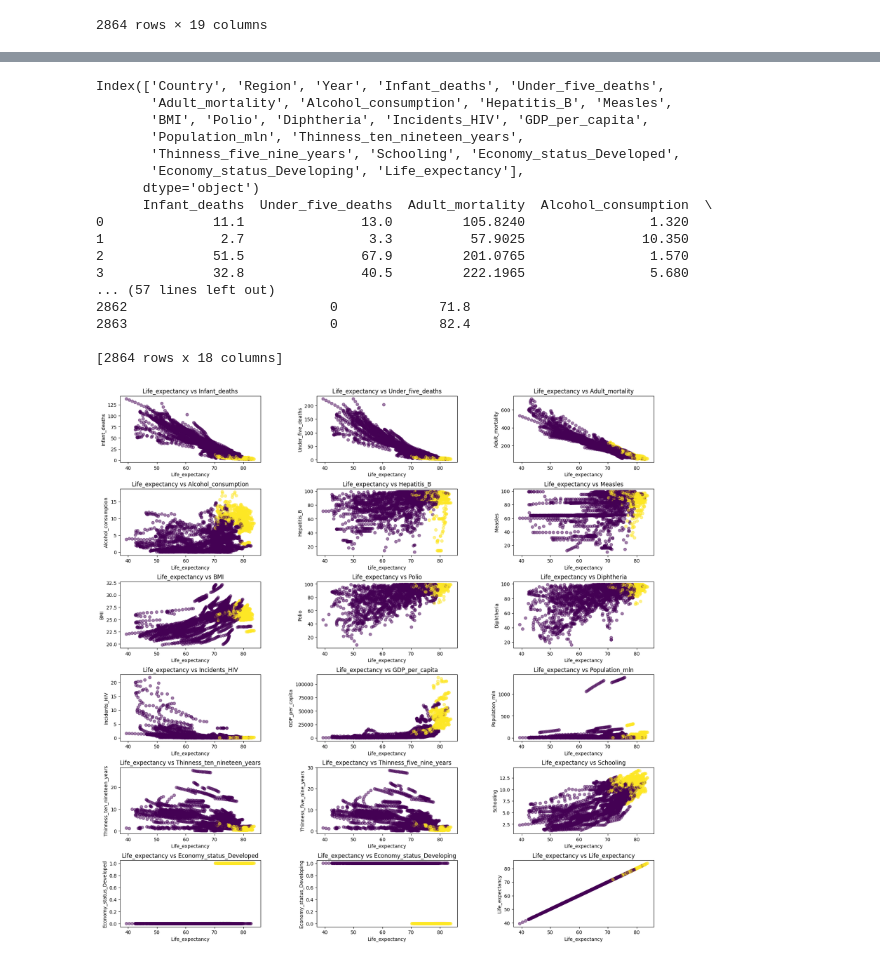
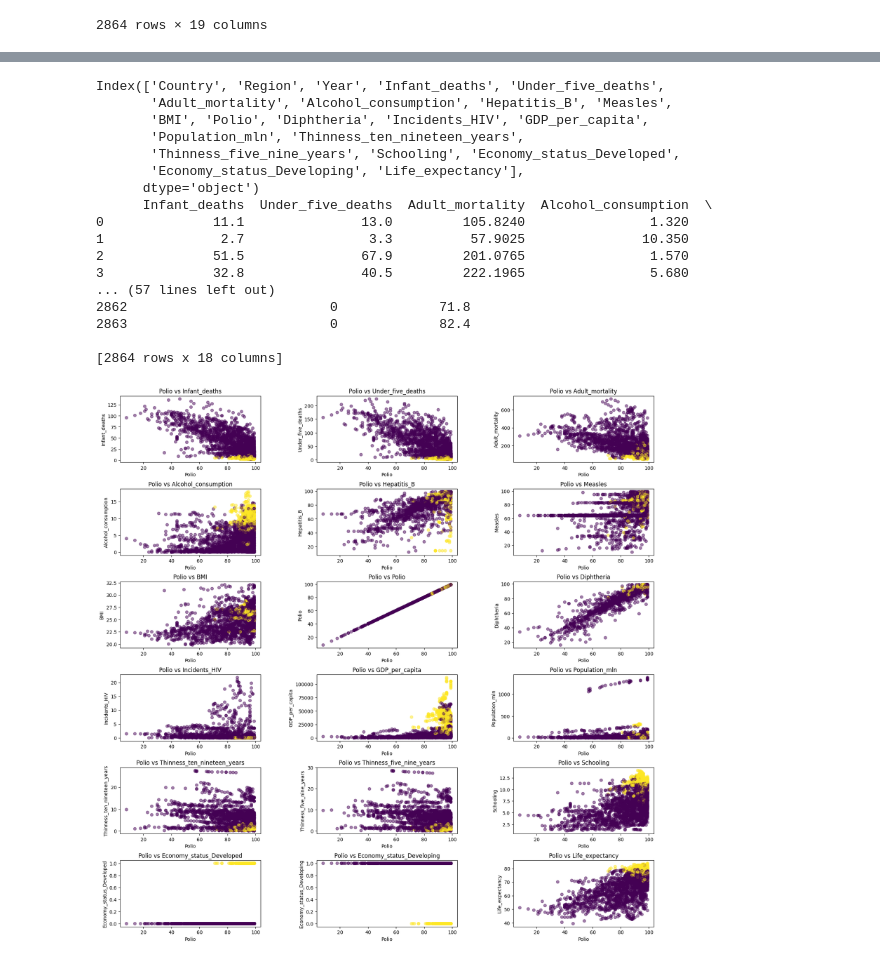
Before and after one commit to kurucsaiandras/intro-to-ml, a Jupyter notebook: task_3/data-correlation-Rasmus.ipynb, the cells around one changed output, grey strips where cells are left out. Drawn from its saved outputs; the diff is of its cells as text; code cells hidden in the pictures.

```diff
--- a/task_3/data-correlation-Rasmus.ipynb
+++ b/task_3/data-correlation-Rasmus.ipynb
@@ -64,7 +77,7 @@ def CorrelationScatterplot(ax, xLabel, yLabel, data, classificationColumn):
 
 look_at = ["Economy_status_Developed","Life_expectancy","Year", "Measles", "BMI", "Hepatitis_B"]
 
-X = "Life_expectancy"
+X = "Polio"
 
 #against = ["Year", "Measles", "BMI", "Hepatitis_B"]
 against = dataset.columns
@@ -95,31 +108,31 @@ for against_col in scatter_data.columns:
     row = plot_count // grid_size
     col = plot_count % grid_size
 
     # Adjusted call to CorrelationScatterplot to use the subplot axes correctly
     CorrelationScatterplot(axes[row, col], X, against_col, scatter_data, dataset["Economy_status_Developed"])
 
     plot_count += 1  # Increment plot_count after each plot
 
 # Hide any unused axes if your grid size is larger than the number of plots
 for i in range(plot_count, grid_size**2):
     axes.flatten()[i].set_visible(False)
 plt.show()
 # %% [output]
 Index(['Country', 'Region', 'Year', 'Infant_deaths', 'Under_five_deaths',
        'Adult_mortality', 'Alcohol_consumption', 'Hepatitis_B', 'Measles',
        'BMI', 'Polio', 'Diphtheria', 'Incidents_HIV', 'GDP_per_capita',
        'Population_mln', 'Thinness_ten_nineteen_years',
        'Thinness_five_nine_years', 'Schooling', 'Economy_status_Developed',
        'Economy_status_Developing', 'Life_expectancy'],
       dtype='object')
       Infant_deaths  Under_five_deaths  Adult_mortality  Alcohol_consumption  \
 0              11.1               13.0         105.8240                1.320
 1               2.7                3.3          57.9025               10.350
 2              51.5               67.9         201.0765                1.570
 3              32.8               40.5         222.1965                5.680
 ... (57 lines left out)
 2862                          0             71.8
 2863                          0             82.4
 
 [2864 rows x 18 columns]
-[figure, old version]
+[figure, new version]
```
Also changed, not shown: parts of 2 cells of this notebook, 1 other file.
